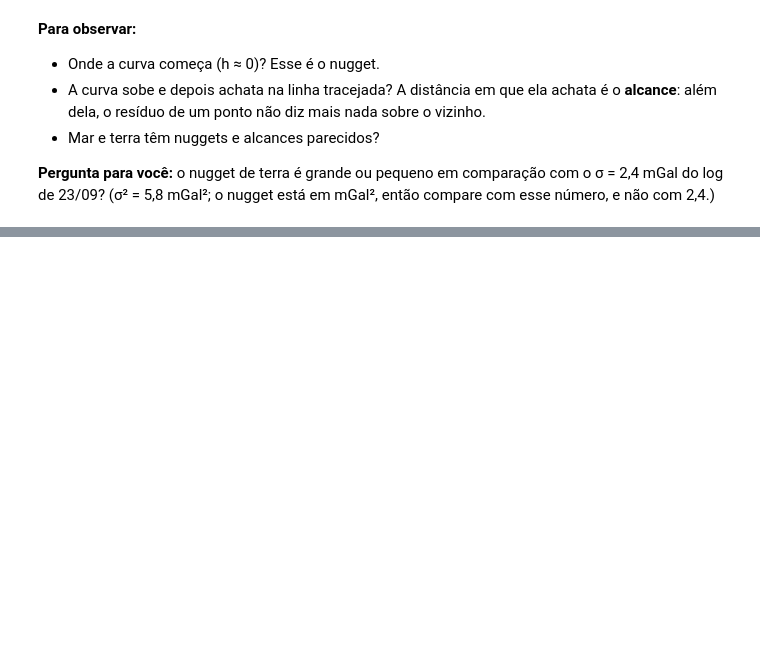
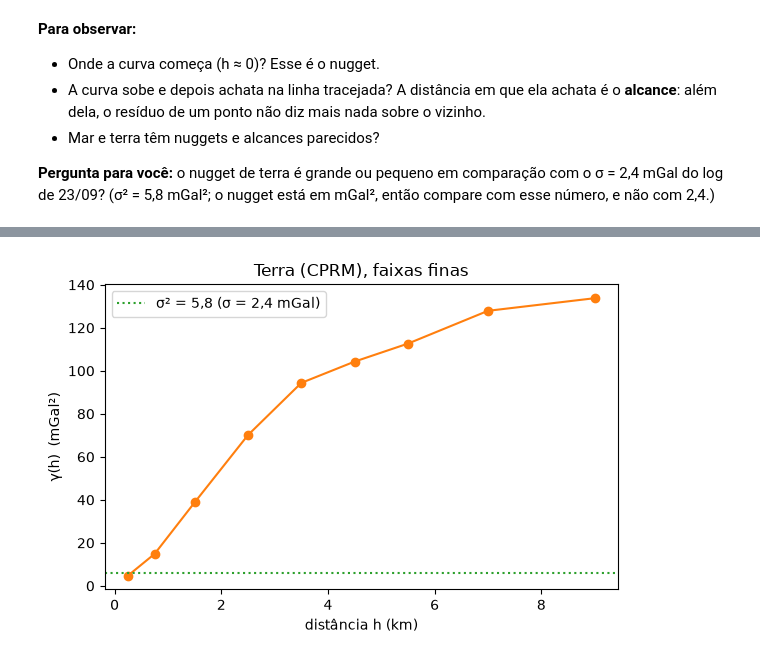
Before and after one commit to earth-marcelo/hinge-line, a Jupyter notebook: notebooks/02_semivariograma.ipynb, the cells around one changed output, grey strips where cells are left out. Cells and saved outputs as stored; diff of their text form; code cells hidden in the pictures; blank space fills up the shorter version.

Commit message:
fusion: covariância da terra com duas estruturas; notebook 02: nugget e modelo do semivariograma

```diff
--- a/notebooks/02_semivariograma.ipynb
+++ b/notebooks/02_semivariograma.ipynb
@@ -121,0 +128,7 @@ plt.show()
+# %%
+bins_fino = np.array([0, 0.5, 1, 2, 3, 4, 5, 6, 8, 10])   # km
+
+h_f, g_f, n_f = semivariograma(terra["x"].values, terra["y"].values, terra["r"].values, bins_fino)
+
+tab = pd.DataFrame({"h_centro_km": h_f, "gamma_mGal2": g_f.round(1), "n_pares": n_f})
+print(tab.to_string(index=False))
@@ -121,0 +146,12 @@ plt.show()
+# %%
+fig, ax = plt.subplots(figsize=(6, 4))
+ax.plot(h_f, g_f, "o-", color="tab:orange")
+ax.axhline(5.8, color="tab:green", ls=":", label="σ² = 5,8 (σ = 2,4 mGal)")
+ax.set_xlabel("distância h (km)")
+ax.set_ylabel("γ(h)  (mGal²)")
+ax.set_title("Terra (CPRM), faixas finas")
+ax.legend()
+plt.tight_layout()
+plt.show()
+# %% [output]
+[figure, added]
```
Also changed, not shown: parts of 5 cells of this notebook, 1 other file.
